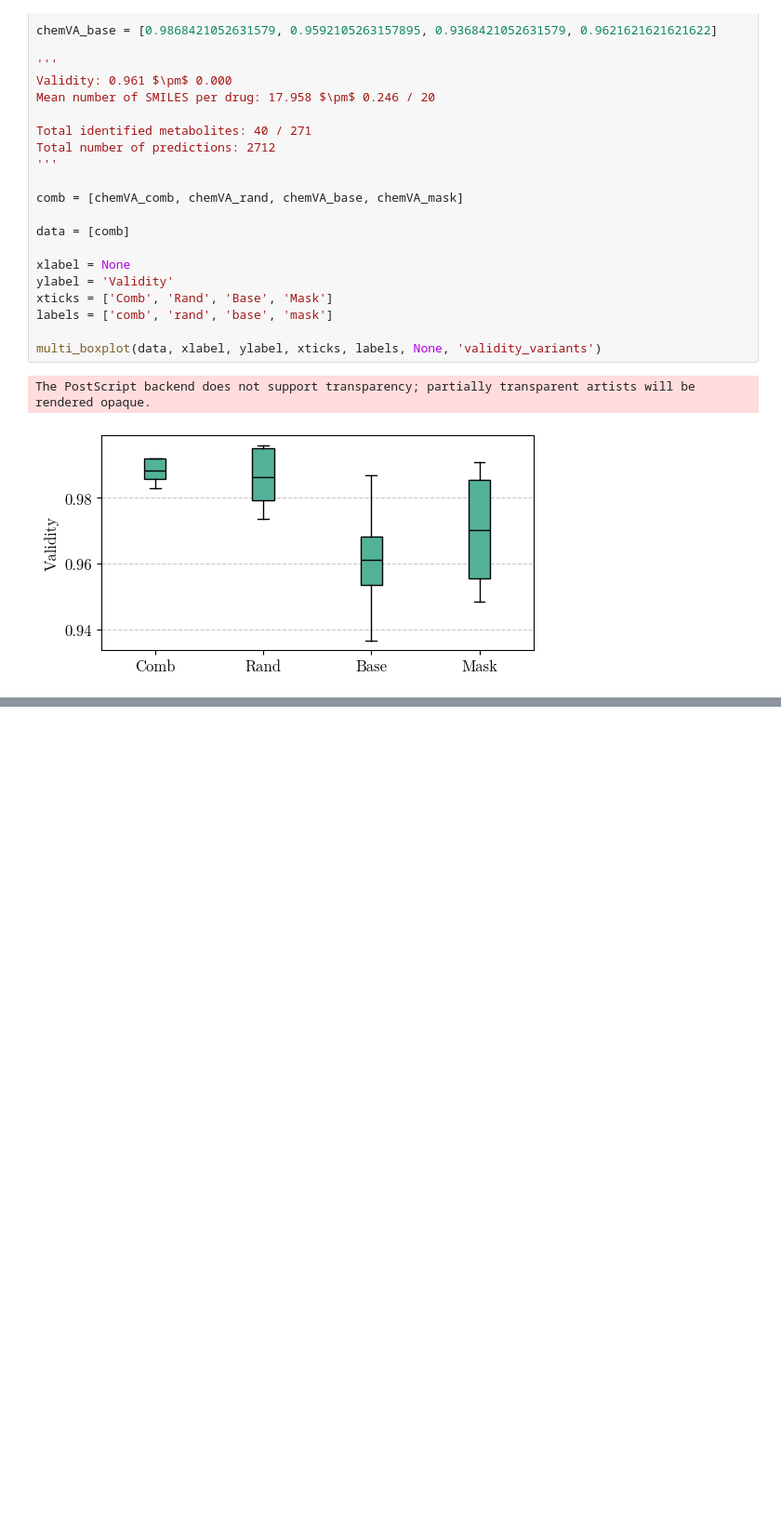
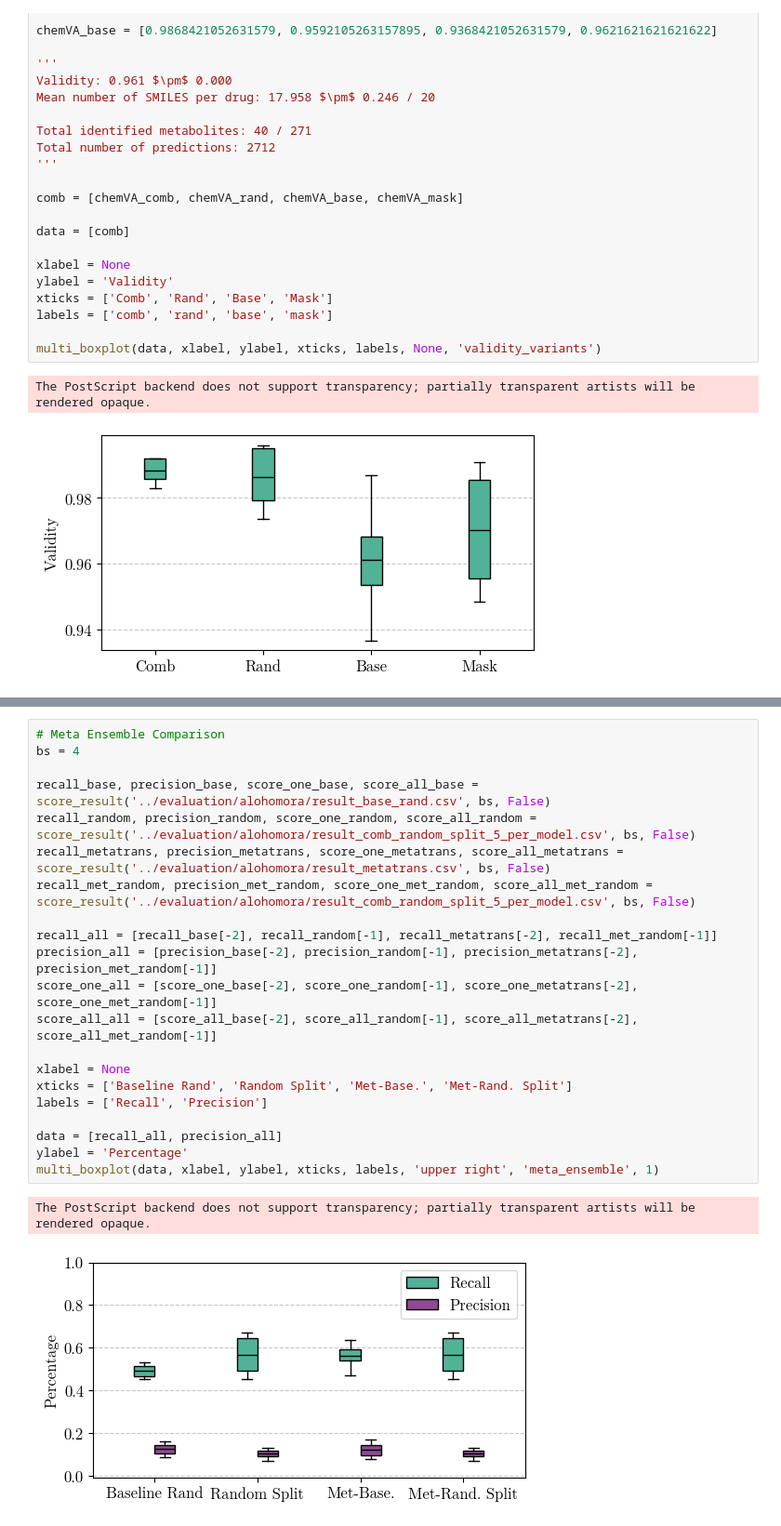
Before and after one commit to tsofiac/LAGOM, a Jupyter notebook: data_analysis/boxplot.ipynb, the cells around one changed output, grey strips where cells are left out. Shown at 93% size. Saved outputs shown, nothing was run; the diff lists cells and outputs as text; blank space fills up the shorter version.

```diff
--- a/data_analysis/boxplot.ipynb
+++ b/data_analysis/boxplot.ipynb
@@ -375,4 +440,28 @@ The PostScript backend does not support transparency; partially transparent arti
 [figure]
 The PostScript backend does not support transparency; partially transparent artists will be rendered opaque.
 [figure]
+# %%
+# Meta Ensemble Comparison
+bs = 4
+
+recall_base, precision_base, score_one_base, score_all_base = score_result('../evaluation/alohomora/result_base_rand.csv', bs, False)
+recall_random, precision_random, score_one_random, score_all_random = score_result('../evaluation/alohomora/result_comb_random_split_5_per_model.csv', bs, False)
+recall_metatrans, precision_metatrans, score_one_metatrans, score_all_metatrans = score_result('../evaluation/alohomora/result_metatrans.csv', bs, False)
+recall_met_random, precision_met_random, score_one_met_random, score_all_met_random = score_result('../evaluation/alohomora/result_comb_random_split_5_per_model.csv', bs, False)
+
+recall_all = [recall_base[-2], recall_random[-1], recall_metatrans[-2], recall_met_random[-1]]
+precision_all = [precision_base[-2], precision_random[-1], precision_metatrans[-2], precision_met_random[-1]]
+score_one_all = [score_one_base[-2], score_one_random[-1], score_one_metatrans[-2], score_one_met_random[-1]]
+score_all_all = [score_all_base[-2], score_all_random[-1], score_all_metatrans[-2], score_all_met_random[-1]]
+
+xlabel = None
+xticks = ['Baseline Rand', 'Random Split', 'Met-Base.', 'Met-Rand. Split']
+labels = ['Recall', 'Precision']
+
+data = [recall_all, precision_all]
+ylabel = 'Percentage'
+multi_boxplot(data, xlabel, ylabel, xticks, labels, 'upper right', 'meta_ensemble', 1)
+# %% [output]
+The PostScript backend does not support transparency; partially transparent artists will be rendered opaque.
+[figure, added]
 # %%
```
Also changed, not shown: parts of 13 cells of this notebook, 34 other files.
